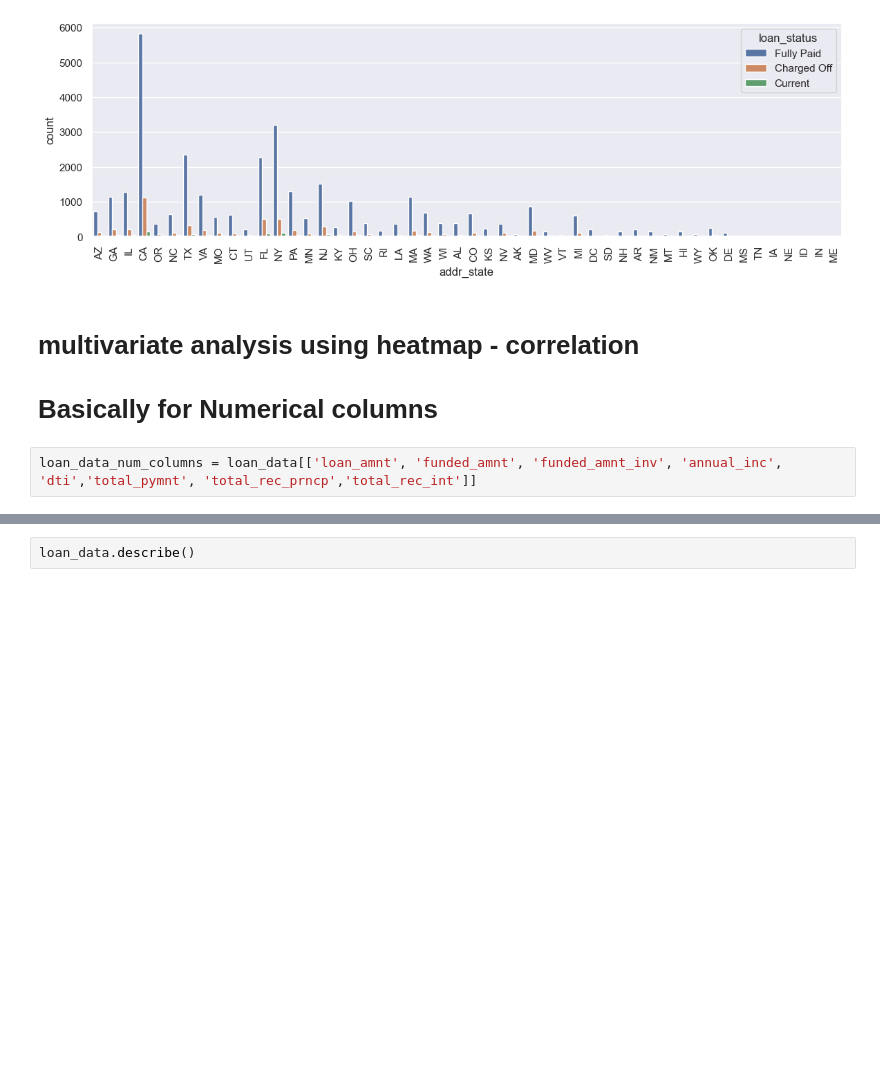
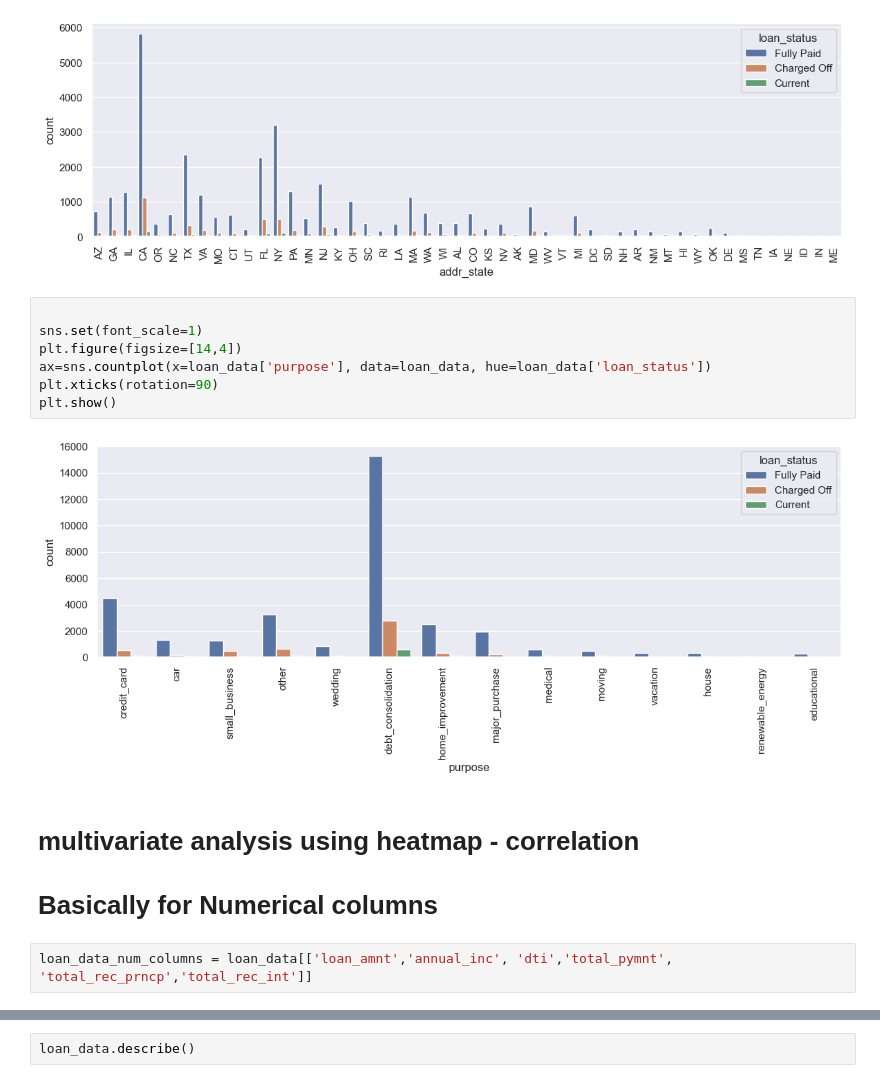
Before and after one commit to PrabakarTS/EDA-LendingClubCaseStudy, a Jupyter notebook: EDA-Loan.ipynb, the cells around one changed output, grey strips where cells are left out. Drawn from its saved outputs; the diff is of its cells as text; blank space fills up the shorter version.

```diff
--- a/EDA-Loan.ipynb
+++ b/EDA-Loan.ipynb
@@ -1027,11 +1027,20 @@ plt.xticks(rotation=90)
 plt.show()
 # %% [output]
 [figure]
+# %%
+
+sns.set(font_scale=1)
+plt.figure(figsize=[14,4])
+ax=sns.countplot(x=loan_data['purpose'], data=loan_data, hue=loan_data['loan_status'])
+plt.xticks(rotation=90)
+plt.show()
+# %% [output]
+[figure, added]
 # %% [markdown]
 # multivariate analysis using heatmap - correlation
 # Basically for Numerical columns
 # %%
-loan_data_num_columns = loan_data[['loan_amnt', 'funded_amnt', 'funded_amnt_inv', 'annual_inc', 'dti','total_pymnt', 'total_rec_prncp','total_rec_int']]
+loan_data_num_columns = loan_data[['loan_amnt','annual_inc', 'dti','total_pymnt', 'total_rec_prncp','total_rec_int']]
 # %%
 sns.set(rc={'figure.figsize': (8, 6)});
 sns.heatmap(loan_data_num_columns.corr(), annot=True, center= 0, cmap= 'coolwarm', vmin=-1, vmax=1, annot_kws={'fontsize':8}, fmt='.1g');
```
Also changed, not shown: parts of 3 cells of this notebook, 2 other files.
